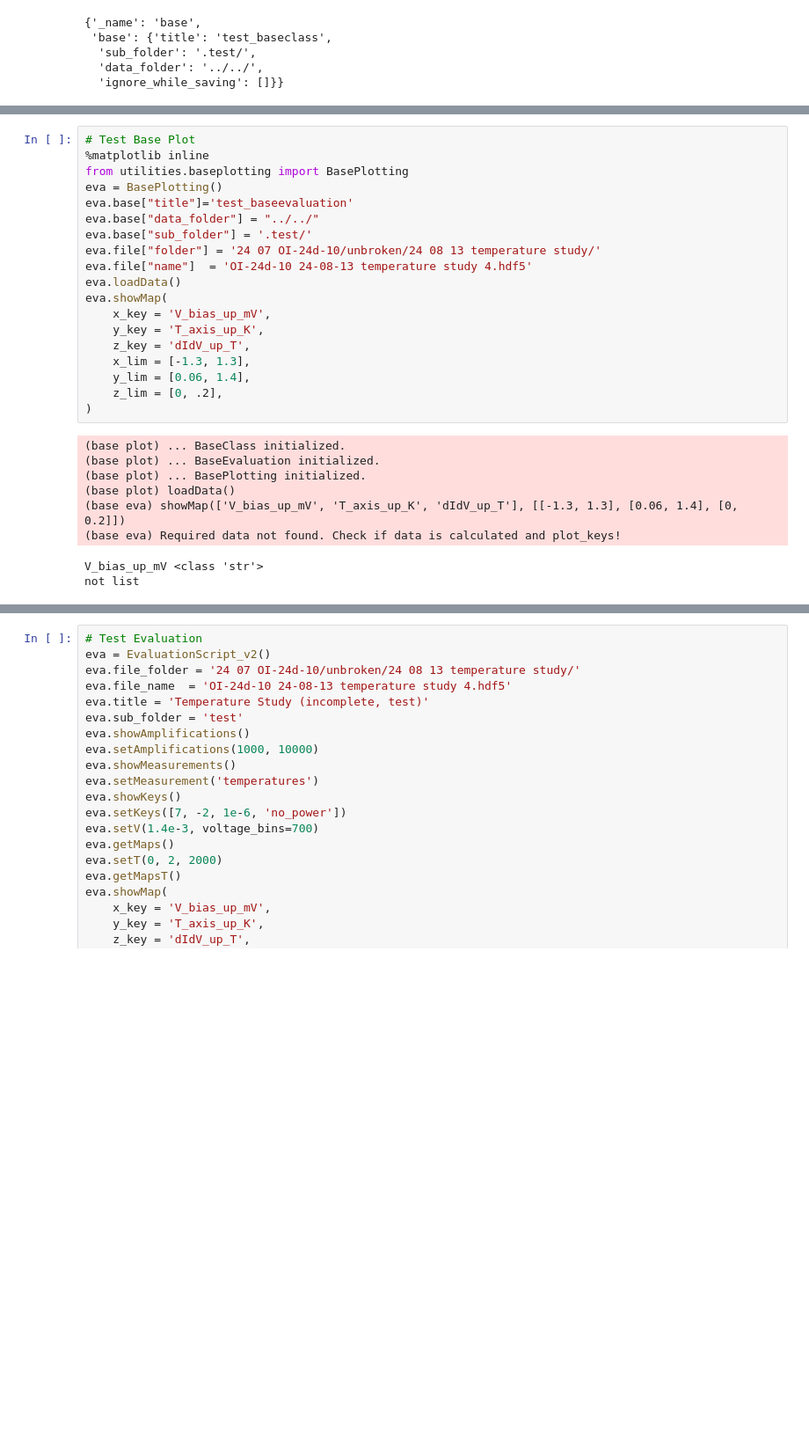
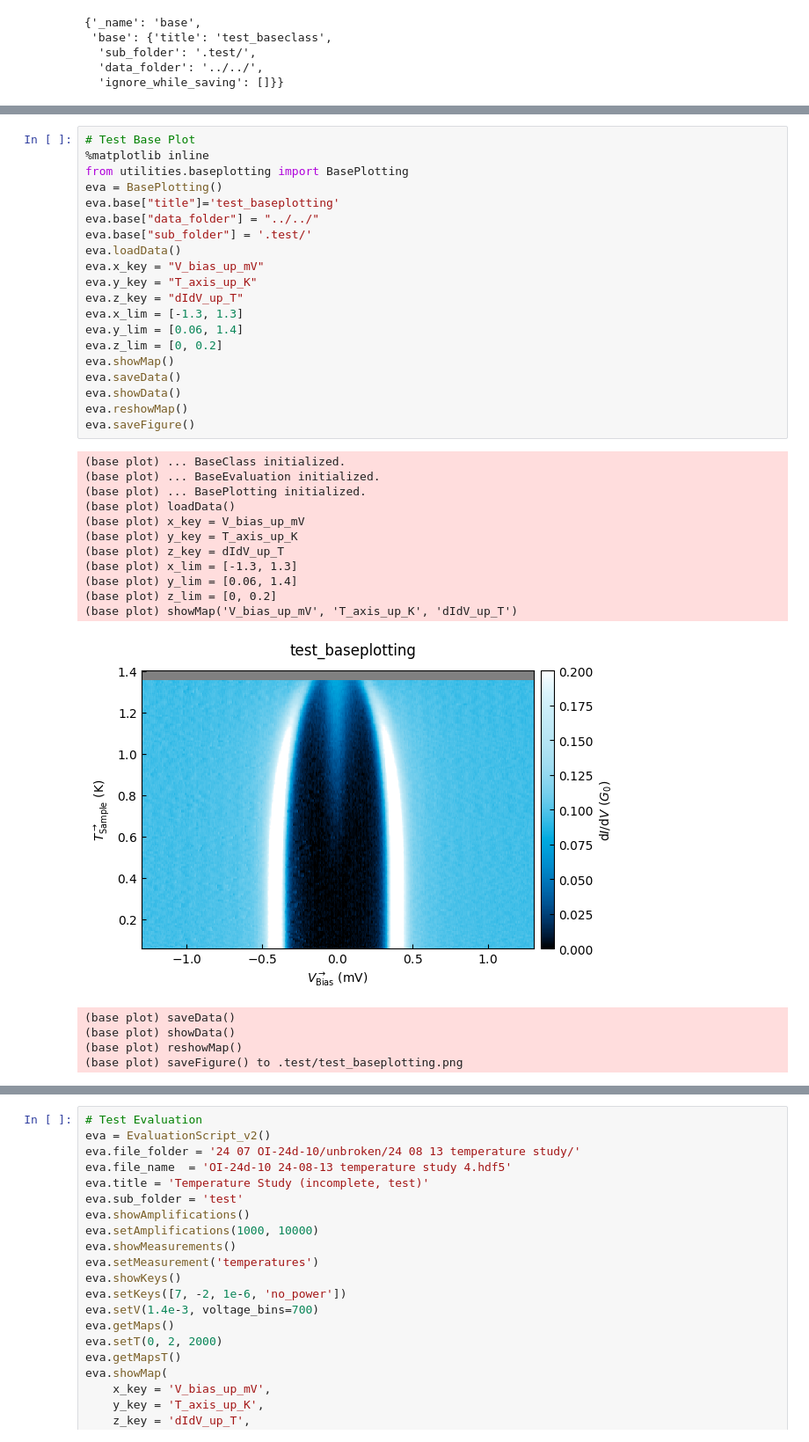
Before and after one commit to schmampf/p5control-bluefors-evaluation, a Jupyter notebook: 24 07 OI-24d-10/unbroken/gate studies.ipynb, the cells around one changed output, grey strips where cells are left out. Shown at 88% size. Drawn from its saved outputs; the diff is of its cells as text; blank space fills up the shorter version.

```diff
--- a/24 07 OI-24d-10/unbroken/gate studies.ipynb
+++ b/24 07 OI-24d-10/unbroken/gate studies.ipynb
@@ -90,28 +110,37 @@ eva.loadData()
 # %%
 # Test Base Plot
 %matplotlib inline
 from utilities.baseplotting import BasePlotting
 eva = BasePlotting()
-eva.base["title"]='test_baseevaluation'
+eva.base["title"]='test_baseplotting'
 eva.base["data_folder"] = "../../"
 eva.base["sub_folder"] = '.test/'
-eva.file["folder"] = '24 07 OI-24d-10/unbroken/24 08 13 temperature study/'
-eva.file["name"]  = 'OI-24d-10 24-08-13 temperature study 4.hdf5'
 eva.loadData()
-eva.showMap(
-    x_key = 'V_bias_up_mV',
-    y_key = 'T_axis_up_K',
-    z_key = 'dIdV_up_T',
-    x_lim = [-1.3, 1.3],
-    y_lim = [0.06, 1.4],
-    z_lim = [0, .2],
-)
+eva.x_key = "V_bias_up_mV"
+eva.y_key = "T_axis_up_K"
+eva.z_key = "dIdV_up_T"
+eva.x_lim = [-1.3, 1.3]
+eva.y_lim = [0.06, 1.4]
+eva.z_lim = [0, 0.2]
+eva.showMap()
+eva.saveData()
+eva.showData()
+eva.reshowMap()
+eva.saveFigure()
 # %% [output]
 (base plot) ... BaseClass initialized.
 (base plot) ... BaseEvaluation initialized.
 (base plot) ... BasePlotting initialized.
 (base plot) loadData()
-(base eva) showMap(['V_bias_up_mV', 'T_axis_up_K', 'dIdV_up_T'], [[-1.3, 1.3], [0.06, 1.4], [0, 0.2]])
-(base eva) Required data not found. Check if data is calculated and plot_keys!
+(base plot) x_key = V_bias_up_mV
+(base plot) y_key = T_axis_up_K
+(base plot) z_key = dIdV_up_T
+(base plot) x_lim = [-1.3, 1.3]
+(base plot) y_lim = [0.06, 1.4]
+(base plot) z_lim = [0, 0.2]
+(base plot) showMap('V_bias_up_mV', 'T_axis_up_K', 'dIdV_up_T')
+[figure, added]
-V_bias_up_mV <class 'str'>
-not list
+(base plot) saveData()
+(base plot) showData()
+(base plot) reshowMap()
+(base plot) saveFigure() to .test/test_baseplotting.png
```
Also changed, not shown: parts of 7 cells of this notebook.
